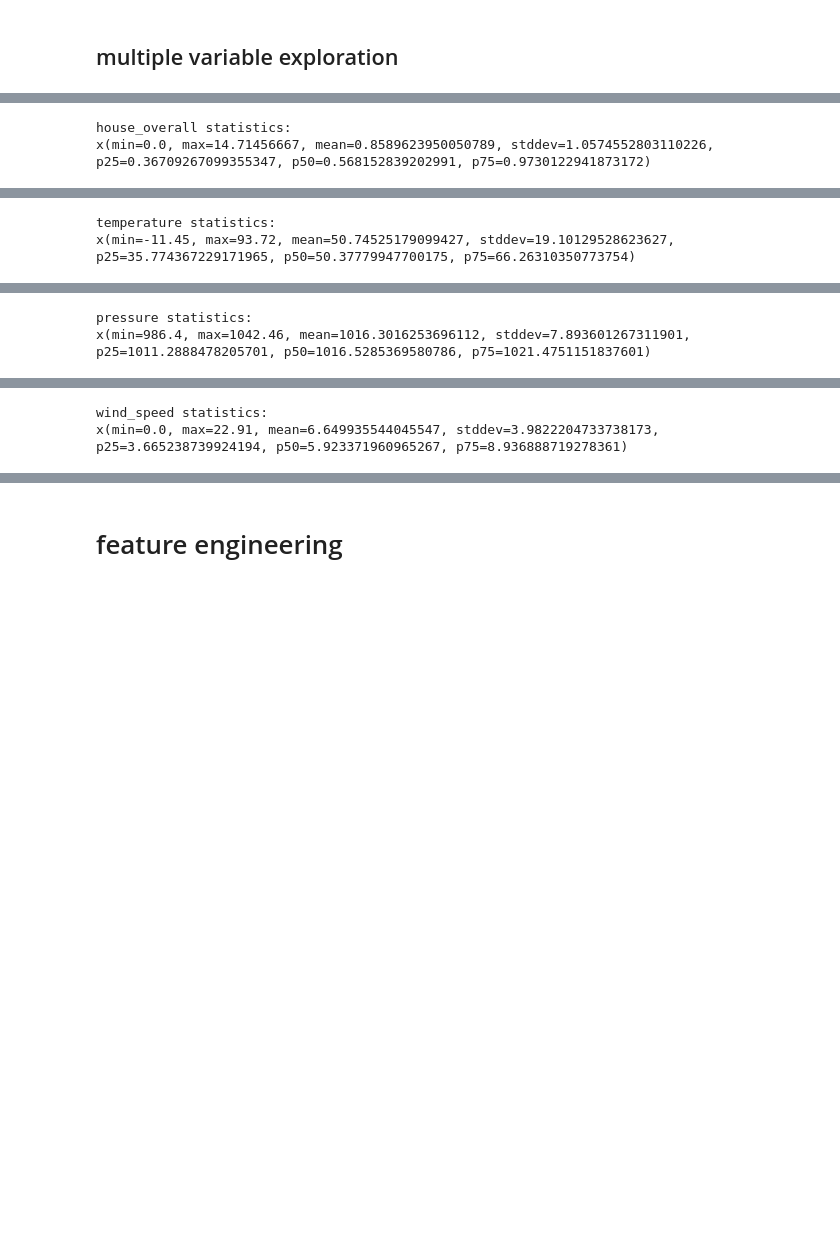
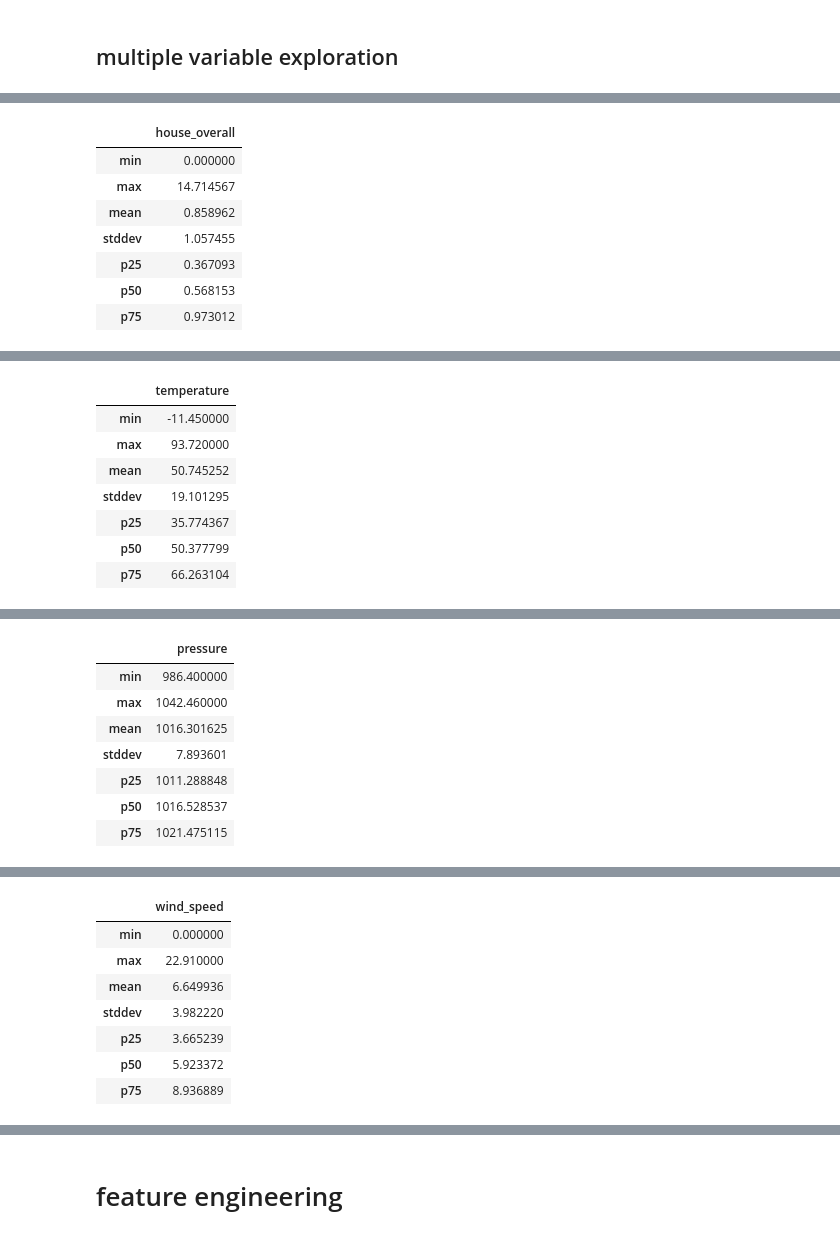
Before and after one commit to maki-nage/makinage-examples, a Jupyter notebook: notebook/home consumption.ipynb, the cells around one changed output, grey strips where cells are left out. Cells and saved outputs as stored; diff of their text form; code cells hidden in the pictures; blank space fills up the shorter version.

```diff
--- a/notebook/home consumption.ipynb
+++ b/notebook/home consumption.ipynb
@@ -75,7 +99,7 @@ x(min=0.0, max=14.71456667, mean=0.8589623950050789, stddev=1.0574552803110226,
 # %%
 df_hist = rx.just(dist).pipe(
     rs.math.dist.histogram(),
-    ops.map(lambda i: pd.DataFrame(np.array(i), columns=["bin", "count"])),
+    rs.ops.map(lambda i: pd.DataFrame(np.array(i), columns=["bin", "count"])),
 ).run()
 
 fig = px.bar(df_hist, x="bin", y="count", title="house consumption")
@@ -87,22 +110,23 @@ fig.show()
 # %% [markdown]
 ## multiple variable exploration
 # %%
+%%time
 dist = csv.load_from_file(dataset_path, parser).pipe(
-    rs.tee_map(
+    rs.ops.tee_map(
         rx.pipe(  # graph 1
-            ops.map(lambda i: i.house_overall),
+            rs.ops.map(lambda i: i.house_overall),
             rs.math.dist.update(reduce=True),
         ),
         rx.pipe(  # graph 2
-            ops.map(lambda i: i.temperature),
+            rs.ops.map(lambda i: i.temperature),
             rs.math.dist.update(reduce=True),
         ),
         rx.pipe(  # graph 3
-            ops.map(lambda i: i.pressure),
+            rs.ops.map(lambda i: i.pressure),
             rs.math.dist.update(reduce=True),
         ),
         rx.pipe(  # graph 4
-            ops.map(lambda i: i.wind_speed),
+            rs.ops.map(lambda i: i.wind_speed),
             rs.math.dist.update(reduce=True),
         ),
     )
@@ -110,36 +137,57 @@ dist = csv.load_from_file(dataset_path, parser).pipe(
 # %%
 cols = ['house_overall', 'temperature', 'pressure', 'wind_speed']
 
 
 for i in range(4):
-    print("{} statistics:".format(cols[i]))
-    print(rx.just(dist[i]).pipe(
-        rs.math.dist.describe(),
-    ).run())
-
-#    hist = distogram.histogram(dist[i])
-#    df_hist = pd.DataFrame(np.array(hist), columns=["bin", "count"])
+    d = rx.just(dist[i]).pipe(
+            rs.math.dist.describe(),
+        ).run()
+    display(namedtuple_to_df(d, columns=[cols[i]]))
 
     df_hist = rx.just(dist[i]).pipe(
         rs.math.dist.histogram(),
-        ops.map(lambda i: pd.DataFrame(np.array(i), columns=["bin", "count"])),
+        rs.ops.map(lambda i: pd.DataFrame(np.array(i), columns=["bin", "count"])),
     ).run()
 
     fig = px.bar(df_hist, x="bin", y="count", title=cols[i])
     fig.update_layout(height=300)
     fig.show()
 # %% [output]
-house_overall statistics:
-x(min=0.0, max=14.71456667, mean=0.8589623950050789, stddev=1.0574552803110226, p25=0.36709267099355347, p50=0.568152839202991, p75=0.9730122941873172)
+|  | house_overall |
+| min | 0.000000 |
+| max | 14.714567 |
+| mean | 0.858962 |
+| stddev | 1.057455 |
+| p25 | 0.367093 |
+| p50 | 0.568153 |
+| p75 | 0.973012 |
 [interactive output not drawn]
-temperature statistics:
-x(min=-11.45, max=93.72, mean=50.74525179099427, stddev=19.10129528623627, p25=35.774367229171965, p50=50.37779947700175, p75=66.26310350773754)
+|  | temperature |
+| min | -11.450000 |
+| max | 93.720000 |
+| mean | 50.745252 |
+| stddev | 19.101295 |
+| p25 | 35.774367 |
+| p50 | 50.377799 |
+| p75 | 66.263104 |
 [interactive output not drawn]
-pressure statistics:
-x(min=986.4, max=1042.46, mean=1016.3016253696112, stddev=7.893601267311901, p25=1011.2888478205701, p50=1016.5285369580786, p75=1021.4751151837601)
+|  | pressure |
+| min | 986.400000 |
+| max | 1042.460000 |
+| mean | 1016.301625 |
+| stddev | 7.893601 |
+| p25 | 1011.288848 |
+| p50 | 1016.528537 |
+| p75 | 1021.475115 |
 [interactive output not drawn]
-wind_speed statistics:
-x(min=0.0, max=22.91, mean=6.649935544045547, stddev=3.9822204733738173, p25=3.665238739924194, p50=5.923371960965267, p75=8.936888719278361)
+|  | wind_speed |
+| min | 0.000000 |
+| max | 22.910000 |
+| mean | 6.649936 |
+| stddev | 3.982220 |
+| p25 | 3.665239 |
+| p50 | 5.923372 |
+| p75 | 8.936889 |
 [interactive output not drawn]
 # %% [markdown]
 # feature engineering
```
Also changed, not shown: parts of 14 cells of this notebook, 4 other files.
